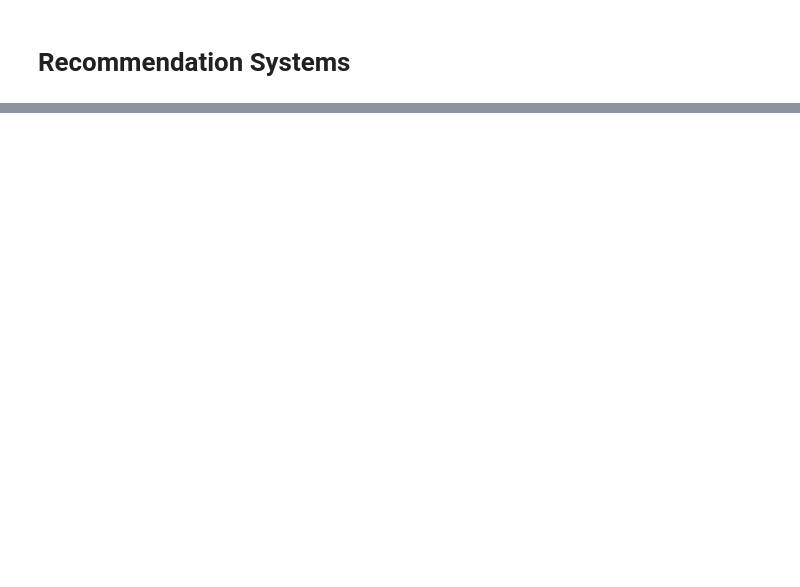
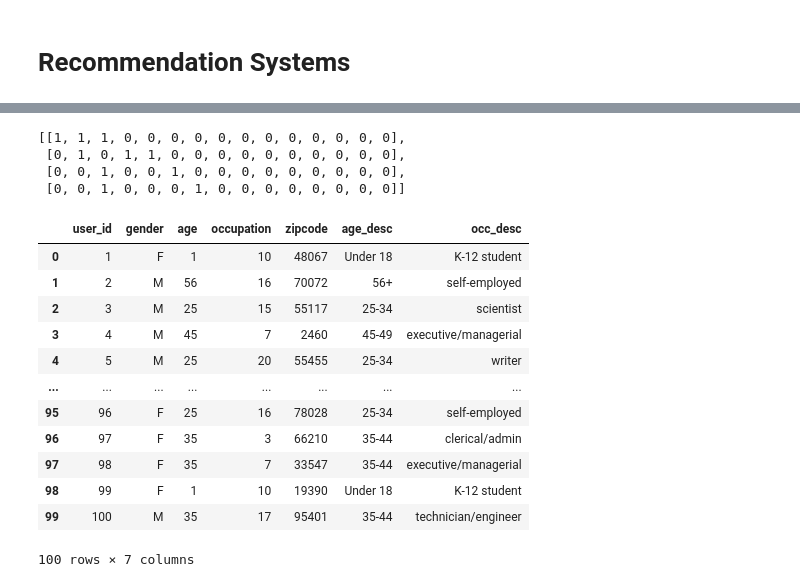
Before and after one commit to cqchien/data-mining-assignment, a Jupyter notebook: Assignment-4/exercise.ipynb, the cells around one changed output, grey strips where cells are left out. Saved outputs shown, nothing was run; the diff lists cells and outputs as text; code cells hidden in the pictures; blank space fills up the shorter version.

```diff
--- a/Assignment-4/exercise.ipynb
+++ b/Assignment-4/exercise.ipynb
@@ -324,0 +273,4 @@ TypeError: 'float' object is not iterable
+# %%
+movies_df = pd.read_csv('./movies.csv', encoding='latin-1')
+ratings_df = pd.read_csv('./ratings.csv', encoding='latin-1')
+users_df = pd.read_csv('./users.csv', encoding='latin-1')
@@ -324,0 +345,25 @@ TypeError: 'float' object is not iterable
+# %%
+Ij=[]
+movies_df['genres'].apply(vectorizedData)
+Ij[:4]
+# %% [output]
+[[1, 1, 1, 0, 0, 0, 0, 0, 0, 0, 0, 0, 0, 0, 0],
+ [0, 1, 0, 1, 1, 0, 0, 0, 0, 0, 0, 0, 0, 0, 0],
+ [0, 0, 1, 0, 0, 1, 0, 0, 0, 0, 0, 0, 0, 0, 0],
+ [0, 0, 1, 0, 0, 0, 1, 0, 0, 0, 0, 0, 0, 0, 0]]
+# %%
+users_df
+# %% [output]
+|  | user_id | gender | age | occupation | zipcode | age_desc | occ_desc |
+| 0 | 1 | F | 1 | 10 | 48067 | Under 18 | K-12 student |
+| 1 | 2 | M | 56 | 16 | 70072 | 56+ | self-employed |
+| 2 | 3 | M | 25 | 15 | 55117 | 25-34 | scientist |
+| 3 | 4 | M | 45 | 7 | 2460 | 45-49 | executive/managerial |
+| 4 | 5 | M | 25 | 20 | 55455 | 25-34 | writer |
+| ... | ... | ... | ... | ... | ... | ... | ... |
+| 95 | 96 | F | 25 | 16 | 78028 | 25-34 | self-employed |
+| 96 | 97 | F | 35 | 3 | 66210 | 35-44 | clerical/admin |
+| 97 | 98 | F | 35 | 7 | 33547 | 35-44 | executive/managerial |
+| 98 | 99 | F | 1 | 10 | 19390 | Under 18 | K-12 student |
+| 99 | 100 | M | 35 | 17 | 95401 | 35-44 | technician/engineer |
+100 rows × 7 columns
```
Also changed, not shown: parts of 29 cells of this notebook, 1 other file.
